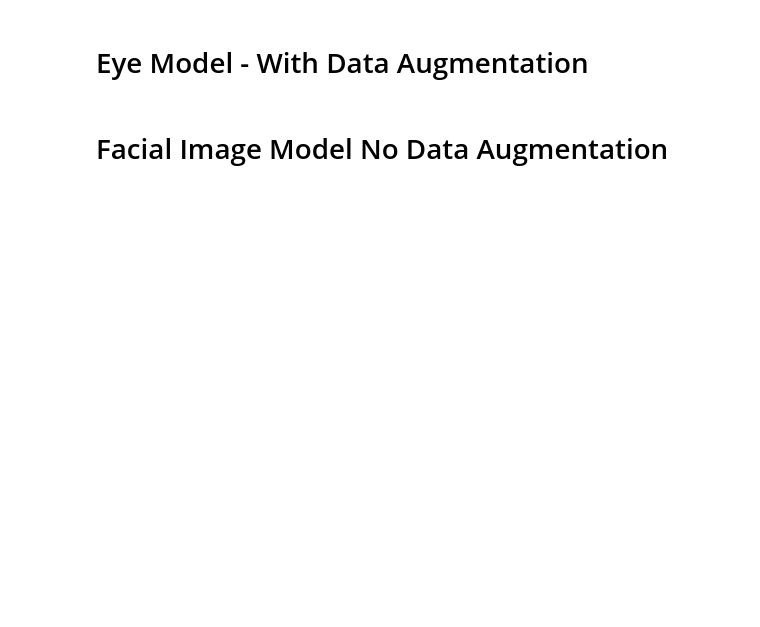
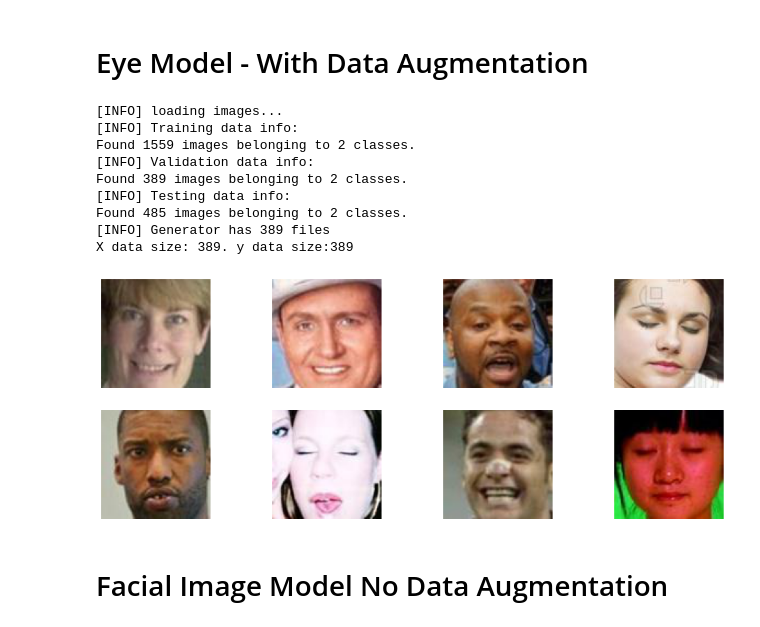
Before and after one commit to ya332/robust_sleepnets, a Jupyter notebook: robust_sleepnets.ipynb, the cells around one changed output. Drawn from its saved outputs; the diff is of its cells as text; code cells hidden in the pictures; blank space fills up the shorter version.

```diff
--- a/robust_sleepnets.ipynb
+++ b/robust_sleepnets.ipynb
@@ -831,3 +818,18 @@ display_images_from_X_data(X_train, model_type = "eye", n_rows=2, n_cols=4)
+# %%
+train_generator , val_generator, test_generator = collect_face_generators(False)
+X_train, y_train = extract_x_y_data_from_generator(val_generator)
+display_images_from_X_data(X_train, model_type = "face", n_rows=2, n_cols=4)
+# %% [output]
+[INFO] loading images...
+[INFO] Training data info:
+Found 1559 images belonging to 2 classes.
+[INFO] Validation data info:
+Found 389 images belonging to 2 classes.
+[INFO] Testing data info:
+Found 485 images belonging to 2 classes.
+[INFO] Generator has 389 files
+X data size: 389. y data size:389
+[figure, added]
 # %% [markdown]
 # Facial Image Model No Data Augmentation
 # %%
```
Also changed, not shown: parts of 14 cells of this notebook, 13 other files.
